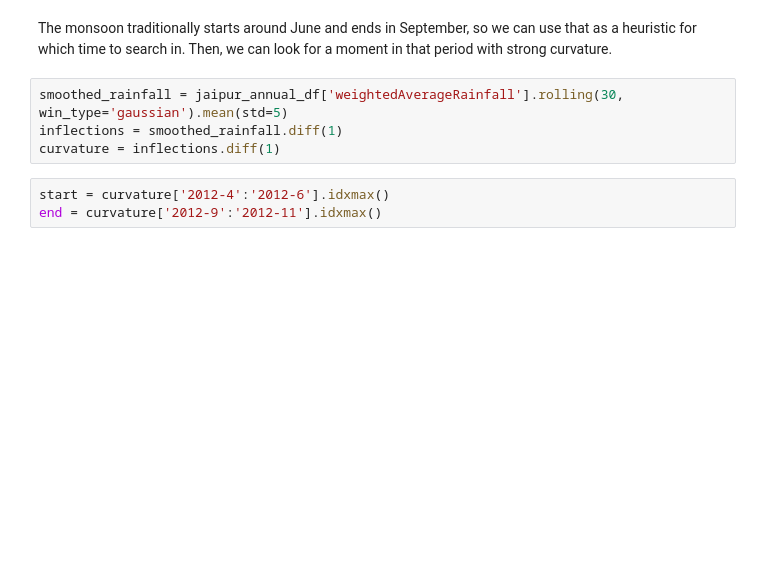
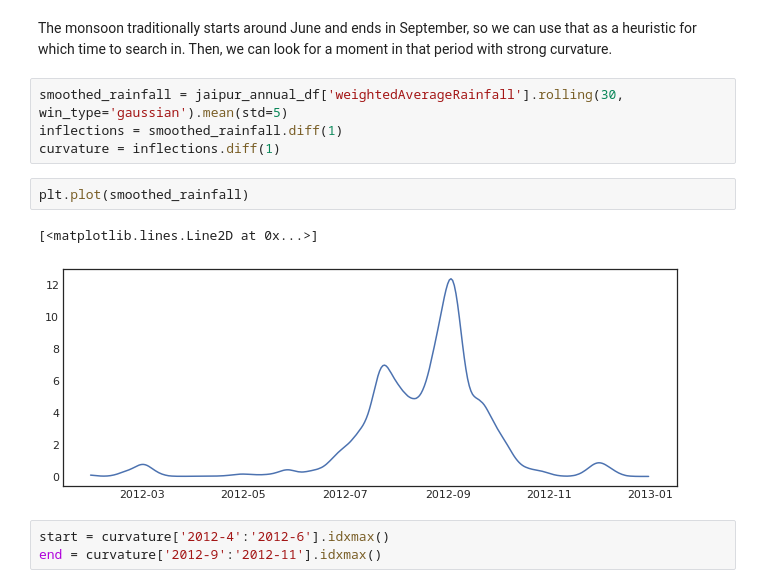
Before and after one commit to bkitano/chicago, a Jupyter notebook: 3DataExploration.ipynb, the cells around one changed output. Cells and saved outputs as stored; diff of their text form; blank space fills up the shorter version.

```diff
--- a/3DataExploration.ipynb
+++ b/3DataExploration.ipynb
@@ -57,6 +57,11 @@ The monsoon traditionally starts around June and ends in September, so we can us
 smoothed_rainfall = jaipur_annual_df['weightedAverageRainfall'].rolling(30, win_type='gaussian').mean(std=5)
 inflections = smoothed_rainfall.diff(1)
 curvature = inflections.diff(1)
+# %%
+plt.plot(smoothed_rainfall)
+# %% [output]
+[<matplotlib.lines.Line2D at 0x...>]
+[figure, added]
 # %%
 start = curvature['2012-4':'2012-6'].idxmax()
 end = curvature['2012-9':'2012-11'].idxmax()
```
Also changed, not shown: parts of 2 cells of this notebook, 3 other files.
